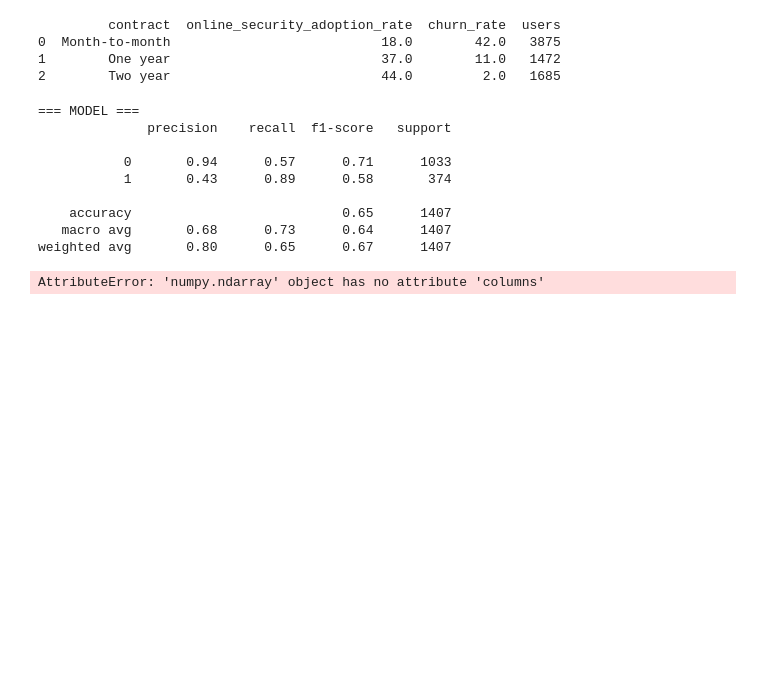
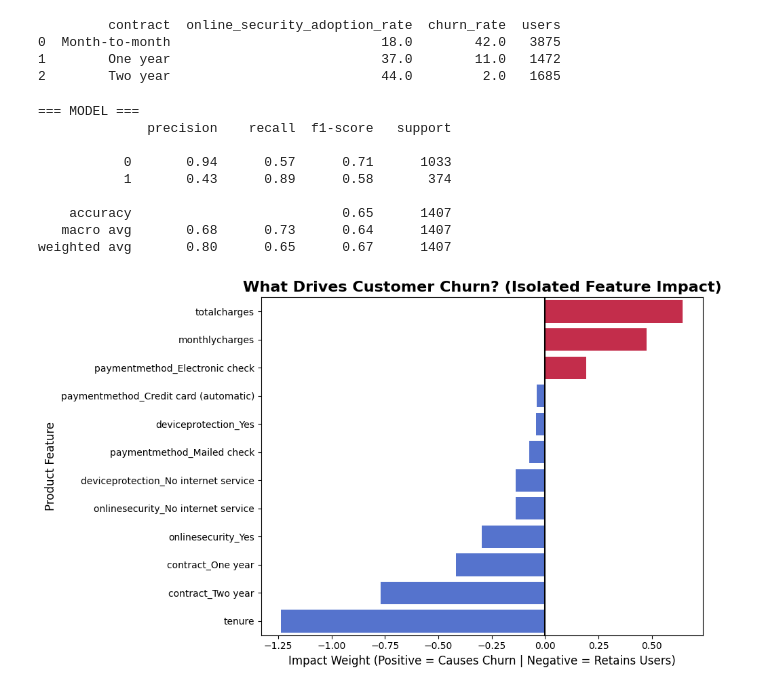
Before and after one commit to TheRealRuClEsHe/saas-retention-analysis, a Jupyter notebook: notebooks/02_analysis.ipynb, the cells around one changed output. Saved outputs shown, nothing was run; the diff lists cells and outputs as text; code cells hidden in the pictures; blank space fills up the shorter version.

Commit message:
Added Logistic Regression model and graphed biggest and smallest retention drivers

```diff
--- a/notebooks/02_analysis.ipynb
+++ b/notebooks/02_analysis.ipynb
@@ -168,6 +168,23 @@ print(query3)
 # Building Logistic Regression Model in Python. Feed all the features in at the same time, and see which ones are the most important in predicting churn.
 # This will help us understand which features are driving churn(i.e. important), and which ones we should focus on improving.
 from sklearn.preprocessing import StandardScaler
+from sklearn.linear_model import LogisticRegression
+from sklearn.metrics import classification_report
+from sklearn.model_selection import train_test_split
+
+# 1. Define the specific features we want to look at
+features = ['tenure', 'monthlycharges', 'totalcharges', 'onlinesecurity',
+            'deviceprotection', 'contract', 'paymentmethod']
+
+# 2. Convert text columns (like 'contract') into numbers
+df_model = pd.get_dummies(df[features], drop_first=True)
+
+# 3. Define the Clues (X) and the Answer Key (y)
+X = df_model
+y = df['churn_numeric']
+
+# 4. The Split: Deal the data into Study Material and the Final Exam
+X_train, X_test, y_train, y_test = train_test_split(X, y, test_size=0.2, random_state=42)
 
 # 1. Scale the numeric data first (CRITICAL for Logistic Regression)
 scaler = StandardScaler()
@@ -200,32 +217,31 @@ weighted avg       0.80      0.65      0.67      1407
 # %%
 import numpy as np
 import matplotlib.pyplot as plt
-import seaborn as sns
 
 # 1. Extract the feature names and their mathematical weights (coefficients)
-feature_names = X_train_scaled.columns
+feature_names = X_train.columns
 coefficients = model.coef_[0]
 
 # 2. Put them in a clean DataFrame
 importance_df = pd.DataFrame({
     'Feature': feature_names,
     'Impact_Weight': coefficients
 })
 
 # 3. Sort them from biggest churn driver to biggest retention driver
 importance_df = importance_df.sort_values(by='Impact_Weight', ascending=False)
 
 # 4. Plot the visual (The PM Slide)
 plt.figure(figsize=(10, 6))
 sns.barplot(x='Impact_Weight', y='Feature', data=importance_df,
             palette=np.where(importance_df['Impact_Weight'] > 0, 'crimson', 'royalblue'),
             hue='Feature', legend=False)
 
 plt.title('What Drives Customer Churn? (Isolated Feature Impact)', fontsize=16, fontweight='bold')
 plt.xlabel('Impact Weight (Positive = Causes Churn | Negative = Retains Users)', fontsize=12)
 plt.ylabel('Product Feature', fontsize=12)
 plt.axvline(x=0, color='black', linestyle='-')
 plt.tight_layout()
 plt.show()
 # %% [output]
-AttributeError: 'numpy.ndarray' object has no attribute 'columns'
+[figure, added]
```
Also changed, not shown: 1 other file.
